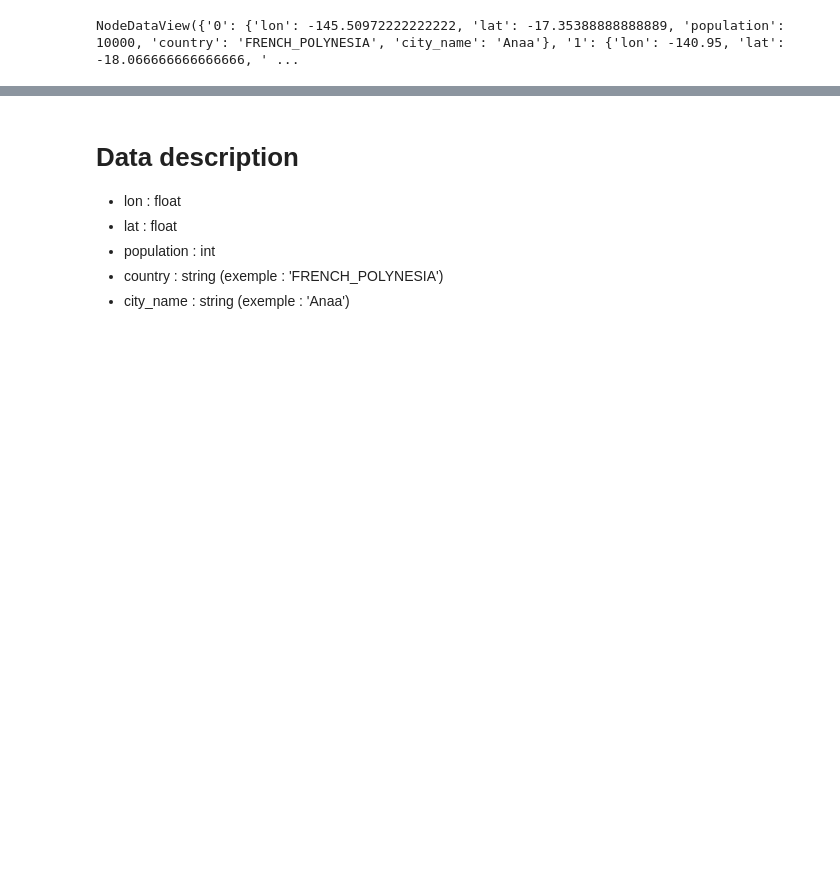
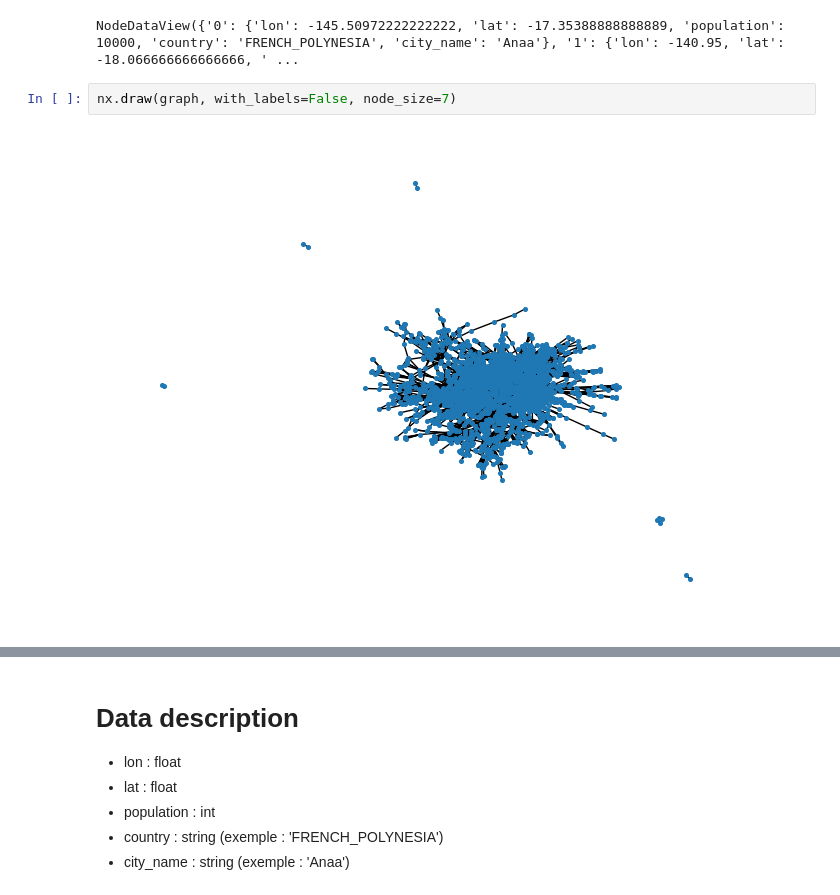
Before and after one commit to JosephirC/bioml-gnn-classification, a Jupyter notebook: Code.ipynb, the cells around one changed output, grey strips where cells are left out. Saved outputs shown, nothing was run; the diff lists cells and outputs as text; blank space fills up the shorter version.

Commit message:
Reproducibility, tuning, isolated nodes

```diff
--- a/Code.ipynb
+++ b/Code.ipynb
@@ -42,3 +46,7 @@ graph = nx.read_graphml('data/airportsAndCoordAndPop.graphml.xml')
 graph.nodes(data=True)
 # %% [output]
 NodeDataView({'0': {'lon': -145.50972222222222, 'lat': -17.35388888888889, 'population': 10000, 'country': 'FRENCH_POLYNESIA', 'city_name': 'Anaa'}, '1': {'lon': -140.95, 'lat': -18.066666666666666, ' ...
+# %%
+nx.draw(graph, with_labels=False, node_size=7)
+# %% [output]
+[figure, added]
```
Also changed, not shown: parts of 22 cells of this notebook, 4 other files.
